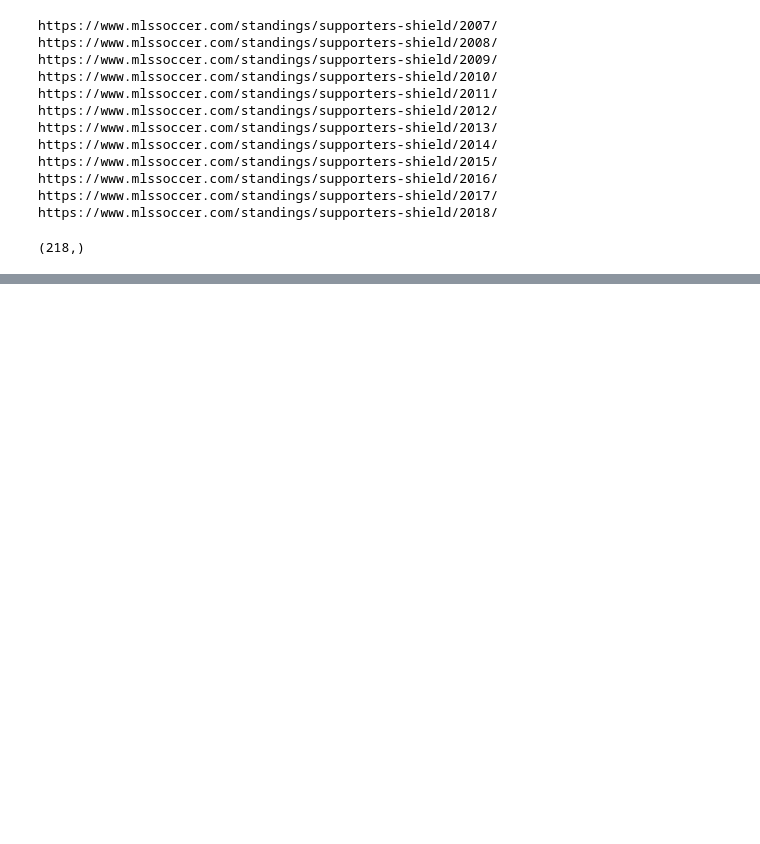
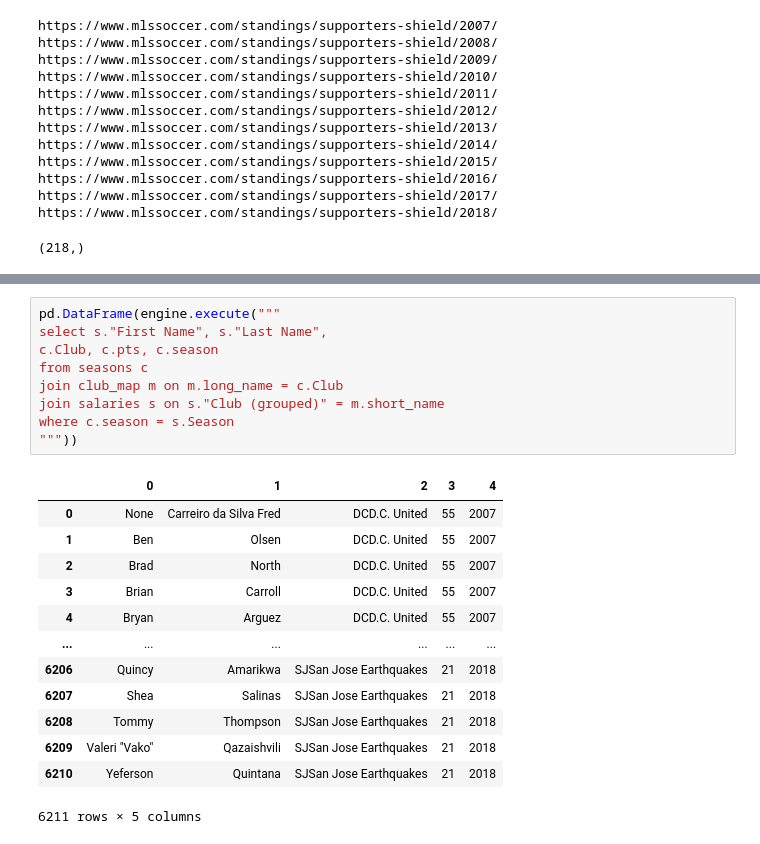
Before and after one commit to kyraha/UMN_PR02_ETL, a Jupyter notebook: ETL_KD/MLSstandingsKD.ipynb, the cells around one changed output, grey strips where cells are left out. Saved outputs shown, nothing was run; the diff lists cells and outputs as text; blank space fills up the shorter version.

```diff
--- a/ETL_KD/MLSstandingsKD.ipynb
+++ b/ETL_KD/MLSstandingsKD.ipynb
@@ -180,0 +304,23 @@ https://www.mlssoccer.com/standings/supporters-shield/2018/
+# %%
+pd.DataFrame(engine.execute("""
+select s."First Name", s."Last Name",
+c.Club, c.pts, c.season
+from seasons c
+join club_map m on m.long_name = c.Club
+join salaries s on s."Club (grouped)" = m.short_name
+where c.season = s.Season
+"""))
+# %% [output]
+|  | 0 | 1 | 2 | 3 | 4 |
+| 0 | None | Carreiro da Silva Fred | DCD.C. United | 55 | 2007 |
+| 1 | Ben | Olsen | DCD.C. United | 55 | 2007 |
+| 2 | Brad | North | DCD.C. United | 55 | 2007 |
+| 3 | Brian | Carroll | DCD.C. United | 55 | 2007 |
+| 4 | Bryan | Arguez | DCD.C. United | 55 | 2007 |
+| ... | ... | ... | ... | ... | ... |
+| 6206 | Quincy | Amarikwa | SJSan Jose Earthquakes | 21 | 2018 |
+| 6207 | Shea | Salinas | SJSan Jose Earthquakes | 21 | 2018 |
+| 6208 | Tommy | Thompson | SJSan Jose Earthquakes | 21 | 2018 |
+| 6209 | Valeri "Vako" | Qazaishvili | SJSan Jose Earthquakes | 21 | 2018 |
+| 6210 | Yeferson | Quintana | SJSan Jose Earthquakes | 21 | 2018 |
+6211 rows × 5 columns
```
Also changed, not shown: parts of 8 cells of this notebook, 2 other files.
